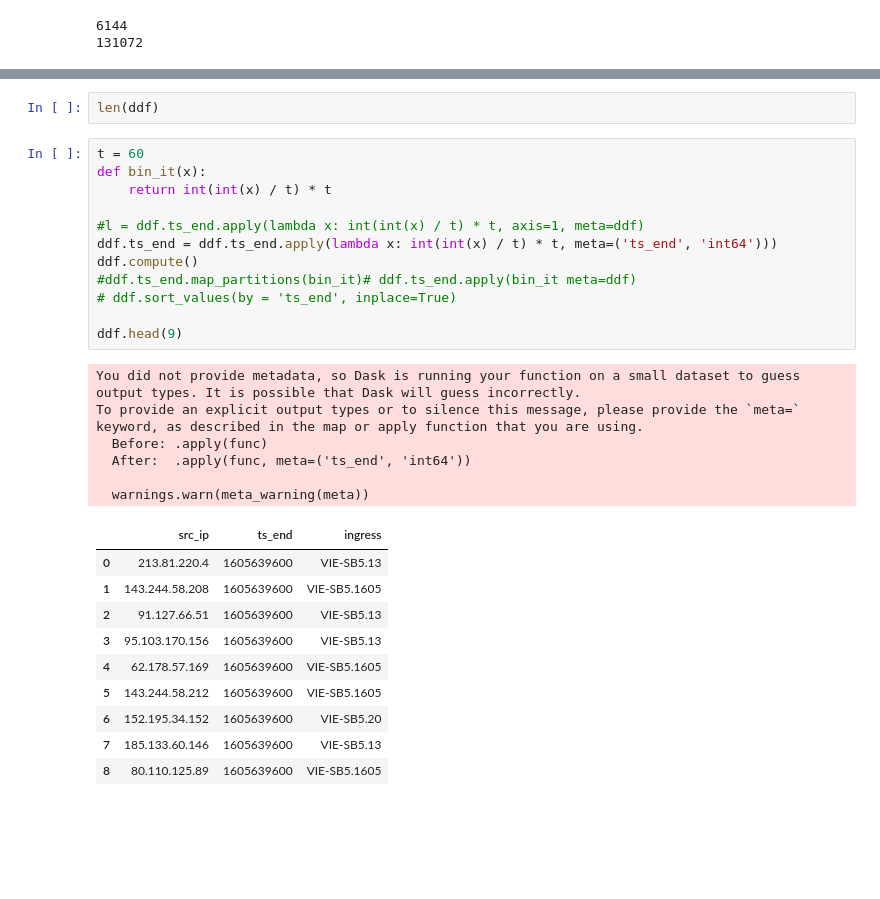
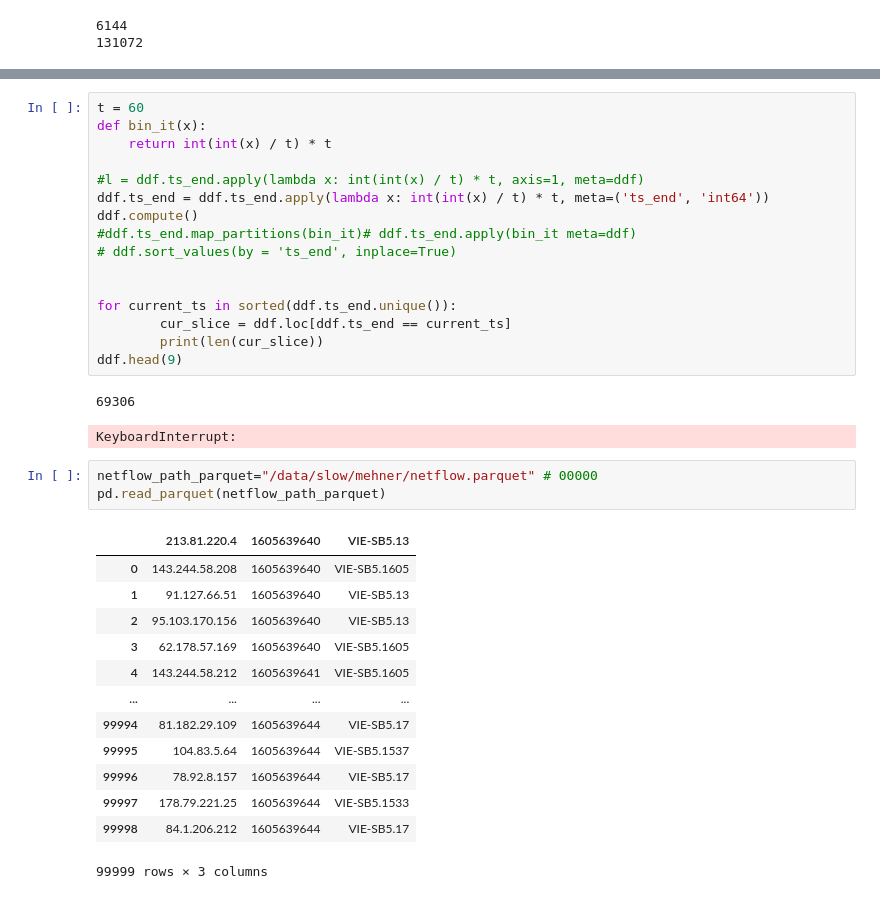
Before and after one commit to smehner1/ipd, a Jupyter notebook: algo.ipynb, the cells around one changed output, grey strips where cells are left out. Cells and saved outputs as stored; diff of their text form; blank space fills up the shorter version.

```diff
--- a/algo.ipynb
+++ b/algo.ipynb
@@ -1041,31 +1045,36 @@ ddf = dd.read_csv(netflow_path, blocksize=128*1024*1024, names=["src_ip","ts_end
-# %%
-len(ddf)
 # %%
 t = 60
 def bin_it(x):
     return int(int(x) / t) * t
 
 #l = ddf.ts_end.apply(lambda x: int(int(x) / t) * t, axis=1, meta=ddf)
-ddf.ts_end = ddf.ts_end.apply(lambda x: int(int(x) / t) * t, meta=('ts_end', 'int64')))
+ddf.ts_end = ddf.ts_end.apply(lambda x: int(int(x) / t) * t, meta=('ts_end', 'int64'))
 ddf.compute()
 #ddf.ts_end.map_partitions(bin_it)# ddf.ts_end.apply(bin_it meta=ddf)
 # ddf.sort_values(by = 'ts_end', inplace=True)
 
+
+for current_ts in sorted(ddf.ts_end.unique()):
+        cur_slice = ddf.loc[ddf.ts_end == current_ts]
+        print(len(cur_slice))
 ddf.head(9)
 # %% [output]
-You did not provide metadata, so Dask is running your function on a small dataset to guess output types. It is possible that Dask will guess incorrectly.
-To provide an explicit output types or to silence this message, please provide the `meta=` keyword, as described in the map or apply function that you are using.
-  Before: .apply(func)
-  After:  .apply(func, meta=('ts_end', 'int64'))
-
-  warnings.warn(meta_warning(meta))
+69306
-|  | src_ip | ts_end | ingress |
-| 0 | 213.81.220.4 | 1605639600 | VIE-SB5.13 |
-| 1 | 143.244.58.208 | 1605639600 | VIE-SB5.1605 |
-| 2 | 91.127.66.51 | 1605639600 | VIE-SB5.13 |
-| 3 | 95.103.170.156 | 1605639600 | VIE-SB5.13 |
-| 4 | 62.178.57.169 | 1605639600 | VIE-SB5.1605 |
-| 5 | 143.244.58.212 | 1605639600 | VIE-SB5.1605 |
-| 6 | 152.195.34.152 | 1605639600 | VIE-SB5.20 |
-| 7 | 185.133.60.146 | 1605639600 | VIE-SB5.13 |
-| 8 | 80.110.125.89 | 1605639600 | VIE-SB5.1605 |
+KeyboardInterrupt:
+# %%
+netflow_path_parquet="/data/slow/mehner/netflow.parquet" # 00000
+pd.read_parquet(netflow_path_parquet)
+# %% [output]
+|  | 213.81.220.4 | 1605639640 | VIE-SB5.13 |
+| 0 | 143.244.58.208 | 1605639640 | VIE-SB5.1605 |
+| 1 | 91.127.66.51 | 1605639640 | VIE-SB5.13 |
+| 2 | 95.103.170.156 | 1605639640 | VIE-SB5.13 |
+| 3 | 62.178.57.169 | 1605639640 | VIE-SB5.1605 |
+| 4 | 143.244.58.212 | 1605639641 | VIE-SB5.1605 |
+| ... | ... | ... | ... |
+| 99994 | 81.182.29.109 | 1605639644 | VIE-SB5.17 |
+| 99995 | 104.83.5.64 | 1605639644 | VIE-SB5.1537 |
+| 99996 | 78.92.8.157 | 1605639644 | VIE-SB5.17 |
+| 99997 | 178.79.221.25 | 1605639644 | VIE-SB5.1533 |
+| 99998 | 84.1.206.212 | 1605639644 | VIE-SB5.17 |
+99999 rows × 3 columns
```
Also changed, not shown: parts of 4 cells of this notebook, 6 other files.
